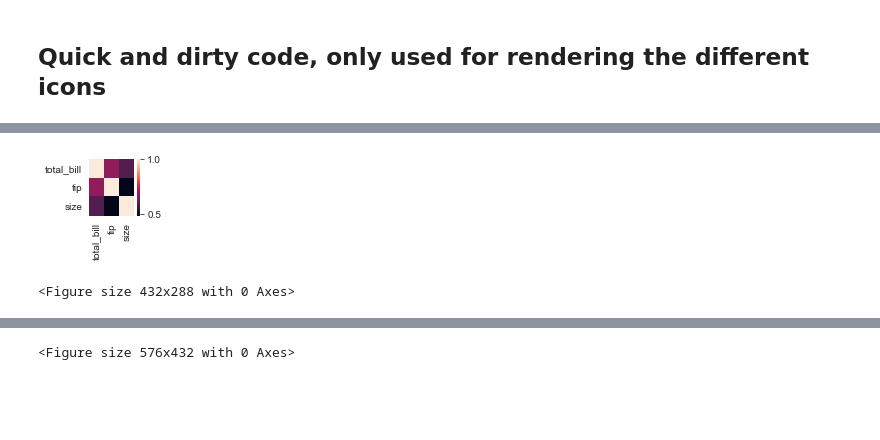
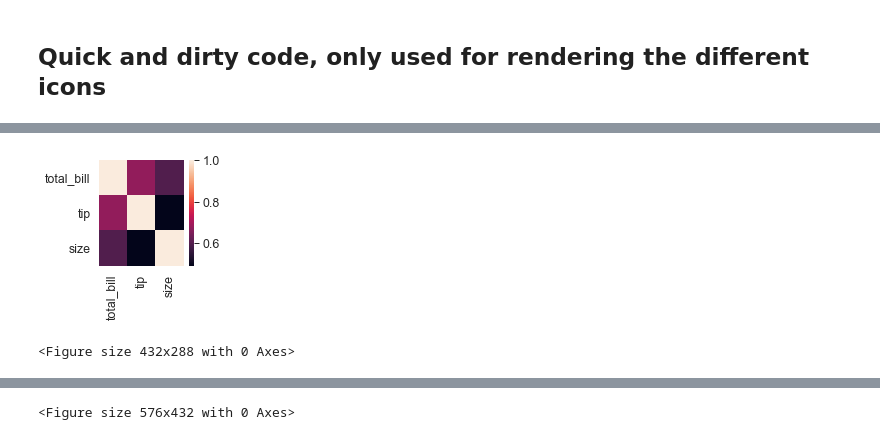
Before and after one commit to TheBormann/PersonalProjects, a Jupyter notebook: Summaries and cheatsheets/Machine learning in python/3. Data visualization/img/graphs.ipynb, the cells around one changed output, grey strips where cells are left out. Saved outputs shown, nothing was run; the diff lists cells and outputs as text; code cells hidden in the pictures; blank space fills up the shorter version.

Commit message:
updated images

```diff
--- a/Summaries and cheatsheets/Machine learning in python/3. Data visualization/img/graphs.ipynb
+++ b/Summaries and cheatsheets/Machine learning in python/3. Data visualization/img/graphs.ipynb
@@ -195,18 +195,18 @@ plt.clf()
 # %%
 # heatmap plot
 # -----------------------------------------------------------------------------
-fig = plt.figure(figsize=(0.8,0.8))
+fig = plt.figure(figsize=(1.5,1.5))
 d = 0.01
 ax = fig.add_axes([d,d,1-2*d,1-2*d])
 sns.set_style("whitegrid")
 tips_mx = tips.corr()
 ax = sns.heatmap(tips_mx)
 
 plt.savefig('seaborn_heatmap.svg')
 plt.show()
 plt.clf()
 # %% [output]
-[figure, old version]
+[figure, new version]
 <Figure size 432x288 with 0 Axes>
 # %%
 # clustermap plot
```
Also changed, not shown: parts of 15 cells of this notebook, 17 other files.
